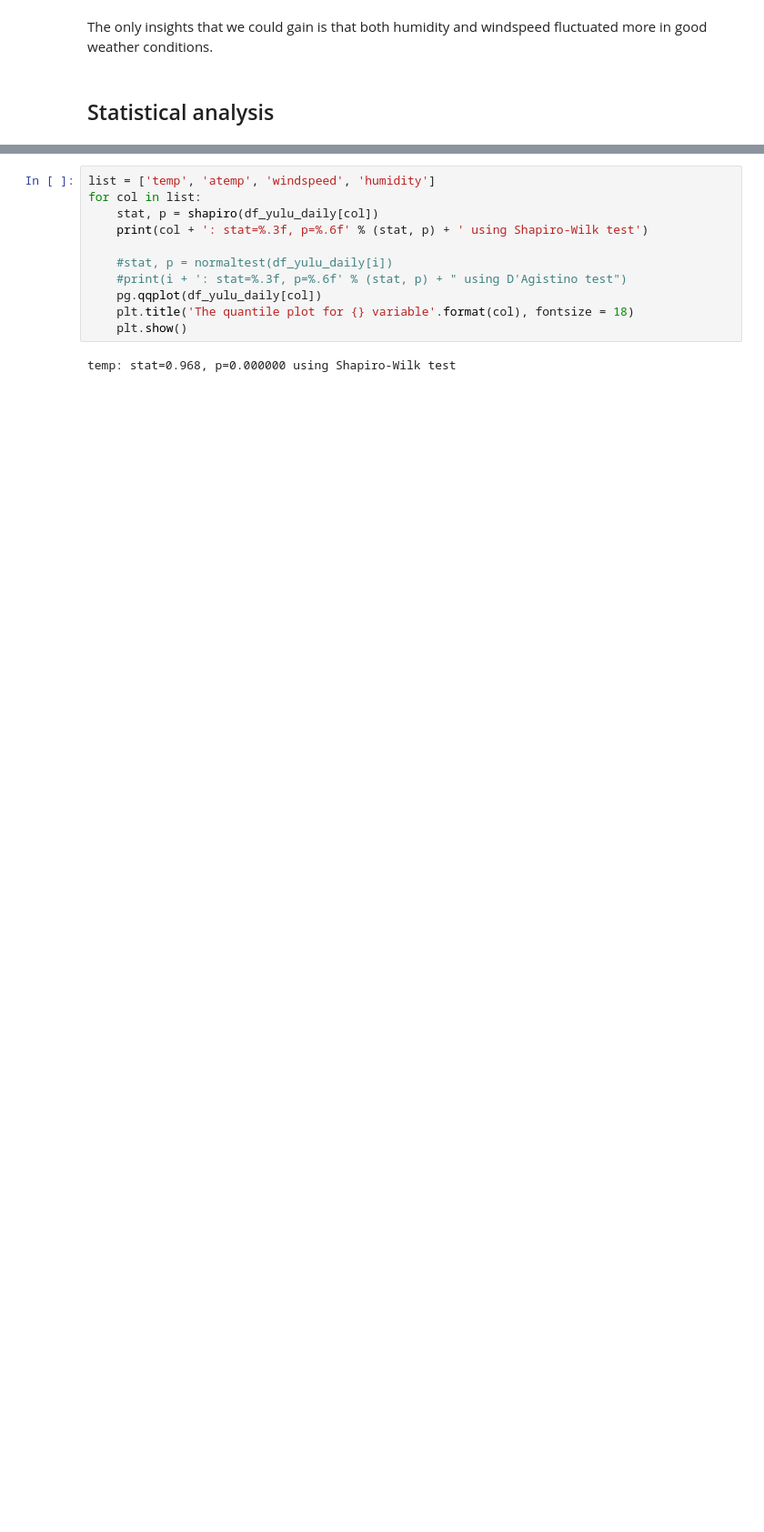
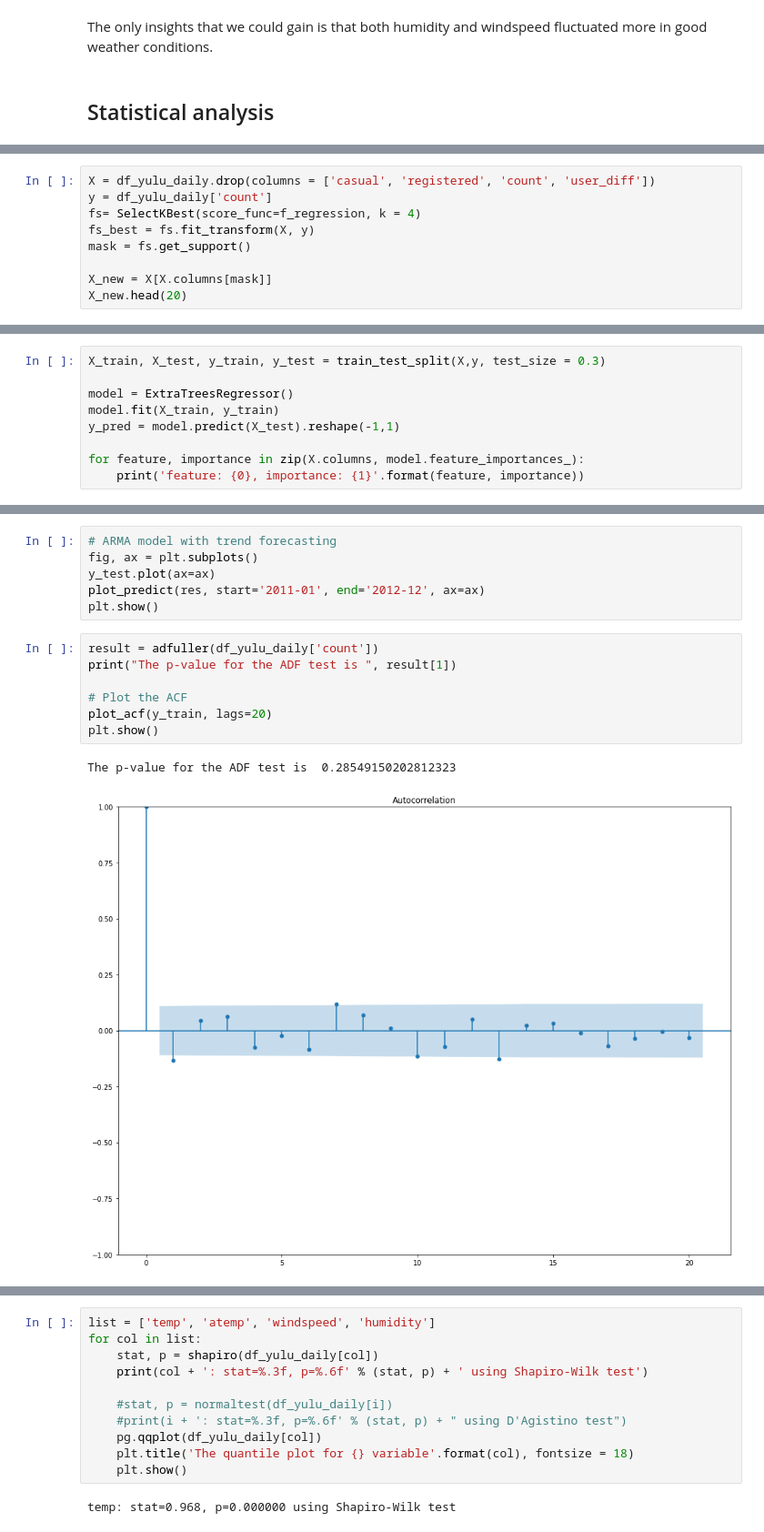
Before and after one commit to ptrGSKA/Business_case-Yulu-Hypothesis_testing, a Jupyter notebook: Yulu_Business_Hypothesis_Testing.ipynb, the cells around one changed output, grey strips where cells are left out. Shown at 91% size. Drawn from its saved outputs; the diff is of its cells as text; blank space fills up the shorter version.

Commit message:
Added statistical tests and ARIMA. Predictions are not complete. Need forecasting.

```diff
--- a/Yulu_Business_Hypothesis_Testing.ipynb
+++ b/Yulu_Business_Hypothesis_Testing.ipynb
@@ -476,0 +515,9 @@ Difference in seasons between the two years specifically the colder months when
+# %%
+X = df_yulu_daily.drop(columns = ['casual', 'registered', 'count', 'user_diff'])
+y = df_yulu_daily['count']
+fs= SelectKBest(score_func=f_regression, k = 4)
+fs_best = fs.fit_transform(X, y)
+mask = fs.get_support()
+
+X_new = X[X.columns[mask]]
+X_new.head(20)
@@ -476,0 +555,9 @@ Difference in seasons between the two years specifically the colder months when
+# %%
+X_train, X_test, y_train, y_test = train_test_split(X,y, test_size = 0.3)
+
+model = ExtraTreesRegressor()
+model.fit(X_train, y_train)
+y_pred = model.predict(X_test).reshape(-1,1)
+
+for feature, importance in zip(X.columns, model.feature_importances_):
+    print('feature: {0}, importance: {1}'.format(feature, importance))
@@ -476,0 +579,16 @@ Difference in seasons between the two years specifically the colder months when
+# %%
+# ARMA model with trend forecasting
+fig, ax = plt.subplots()
+y_test.plot(ax=ax)
+plot_predict(res, start='2011-01', end='2012-12', ax=ax)
+plt.show()
+# %%
+result = adfuller(df_yulu_daily['count'])
+print("The p-value for the ADF test is ", result[1])
+
+# Plot the ACF
+plot_acf(y_train, lags=20)
+plt.show()
+# %% [output]
+The p-value for the ADF test is  0.28549150202812323
+[figure, added]
```
Also changed, not shown: parts of 29 cells of this notebook.
